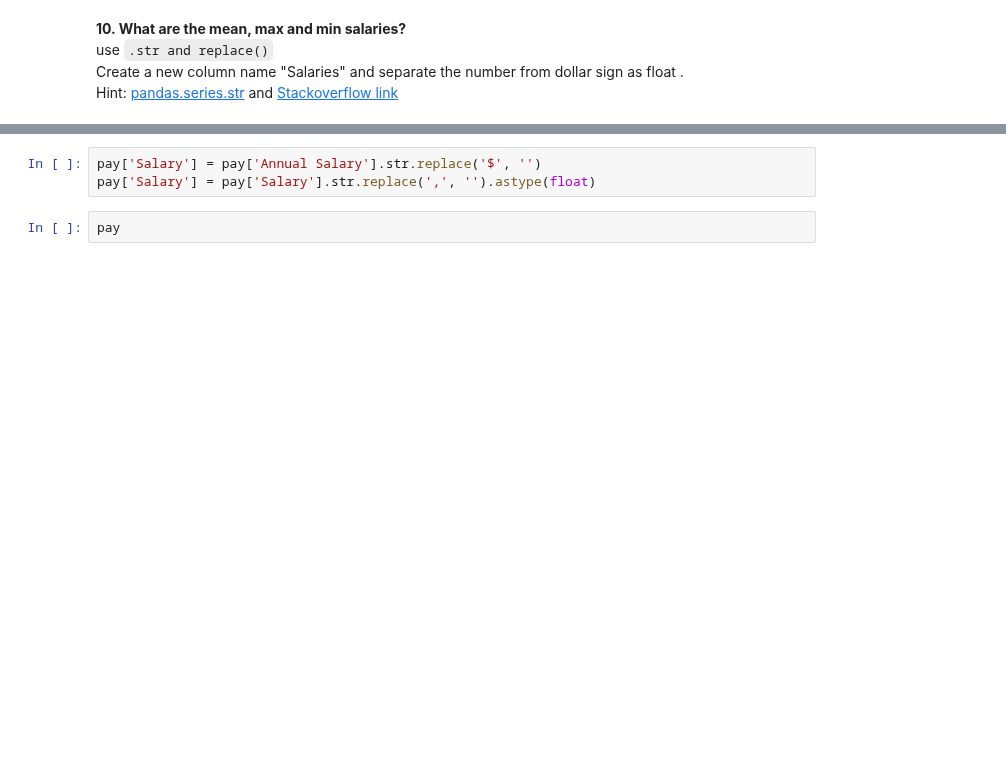
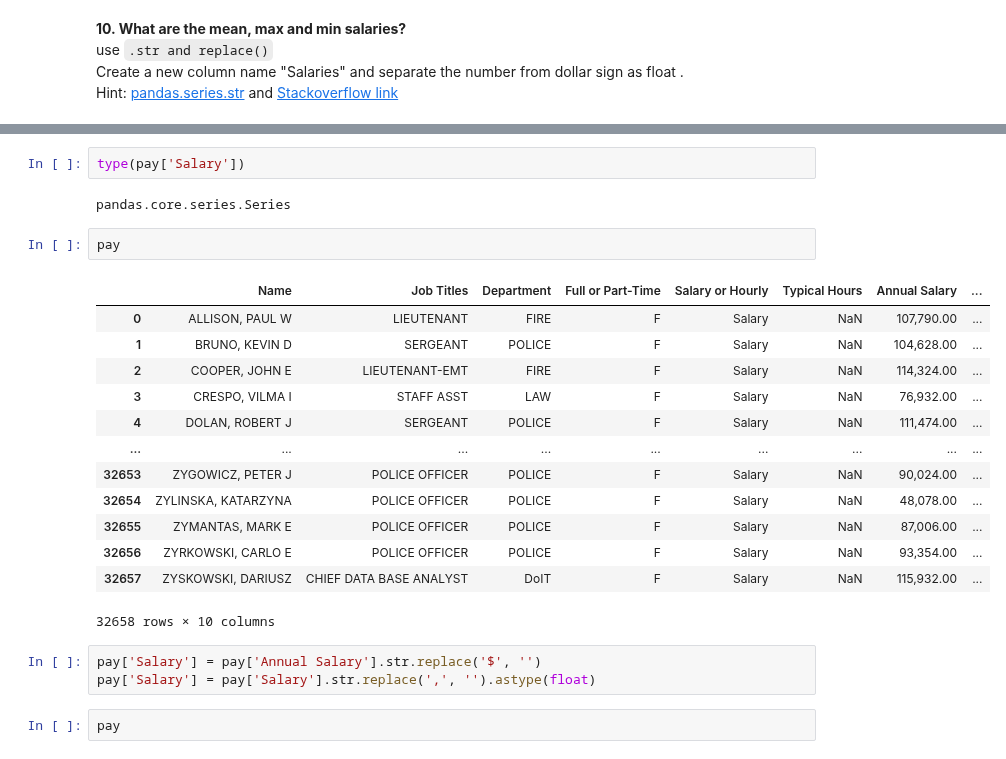
Before and after one commit to RaisulislamRimon/data-science-notes, a Jupyter notebook: module_6/module_6_class/class_2/pandas_project_1/Chicago_Payroll_Data_Exercise.ipynb, the cells around one changed output, grey strips where cells are left out. Drawn from its saved outputs; the diff is of its cells as text; blank space fills up the shorter version.

```diff
--- a/module_6/module_6_class/class_2/pandas_project_1/Chicago_Payroll_Data_Exercise.ipynb
+++ b/module_6/module_6_class/class_2/pandas_project_1/Chicago_Payroll_Data_Exercise.ipynb
@@ -603,3 +643,23 @@ Hint: [pandas.series.str](https://pandas.pydata.org/pandas-docs/stable/generated
+# %%
+type(pay['Salary'])
+# %% [output]
+pandas.core.series.Series
+# %%
+pay
+# %% [output]
+|  | Name | Job Titles | Department | Full or Part-Time | Salary or Hourly | Typical Hours | Annual Salary | ... |
+| 0 | ALLISON, PAUL W | LIEUTENANT | FIRE | F | Salary | NaN | 107,790.00 | ... |
+| 1 | BRUNO, KEVIN D | SERGEANT | POLICE | F | Salary | NaN | 104,628.00 | ... |
+| 2 | COOPER, JOHN E | LIEUTENANT-EMT | FIRE | F | Salary | NaN | 114,324.00 | ... |
+| 3 | CRESPO, VILMA I | STAFF ASST | LAW | F | Salary | NaN | 76,932.00 | ... |
+| 4 | DOLAN, ROBERT J | SERGEANT | POLICE | F | Salary | NaN | 111,474.00 | ... |
+| ... | ... | ... | ... | ... | ... | ... | ... | ... |
+| 32653 | ZYGOWICZ, PETER J | POLICE OFFICER | POLICE | F | Salary | NaN | 90,024.00 | ... |
+| 32654 | ZYLINSKA, KATARZYNA | POLICE OFFICER | POLICE | F | Salary | NaN | 48,078.00 | ... |
+| 32655 | ZYMANTAS, MARK E | POLICE OFFICER | POLICE | F | Salary | NaN | 87,006.00 | ... |
+| 32656 | ZYRKOWSKI, CARLO E | POLICE OFFICER | POLICE | F | Salary | NaN | 93,354.00 | ... |
+| 32657 | ZYSKOWSKI, DARIUSZ | CHIEF DATA BASE ANALYST | DoIT | F | Salary | NaN | 115,932.00 | ... |
+32658 rows × 10 columns
 # %%
 pay['Salary'] = pay['Annual Salary'].str.replace('$', '')
 pay['Salary'] = pay['Salary'].str.replace(',', '').astype(float)
```
Also changed, not shown: parts of 25 cells of this notebook, 1 other file.
